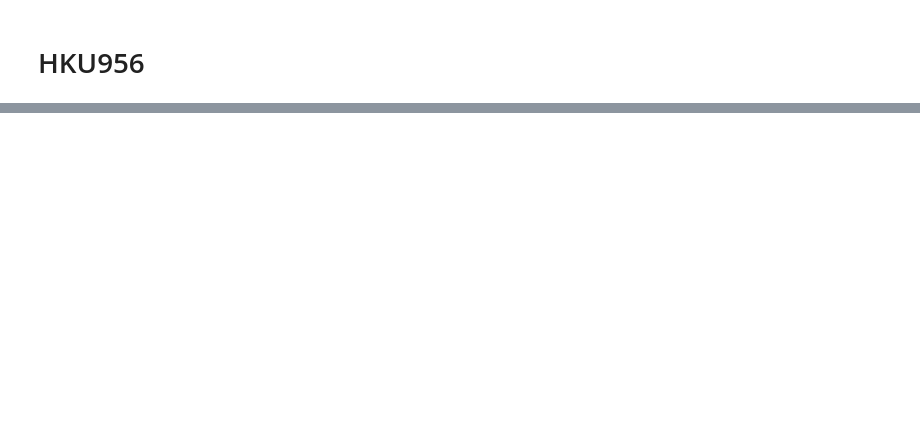
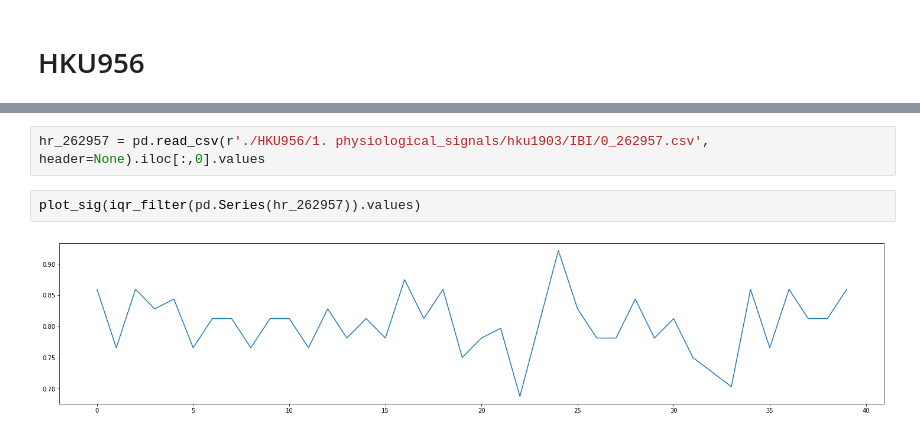
Before and after one commit to AlanConstantine/TPMER, a Jupyter notebook: preprocessing.ipynb, the cells around one changed output, grey strips where cells are left out. Saved outputs shown, nothing was run; the diff lists cells and outputs as text; blank space fills up the shorter version.

```diff
--- a/preprocessing.ipynb
+++ b/preprocessing.ipynb
@@ -51,0 +77,6 @@ def signal_processer(user, signal_name, signal_files):
+# %%
+hr_262957 = pd.read_csv(r'./HKU956/1. physiological_signals/hku1903/IBI/0_262957.csv', header=None).iloc[:,0].values
+# %%
+plot_sig(iqr_filter(pd.Series(hr_262957)).values)
+# %% [output]
+[figure, added]
```
Also changed, not shown: parts of 7 cells of this notebook, 3 other files.
